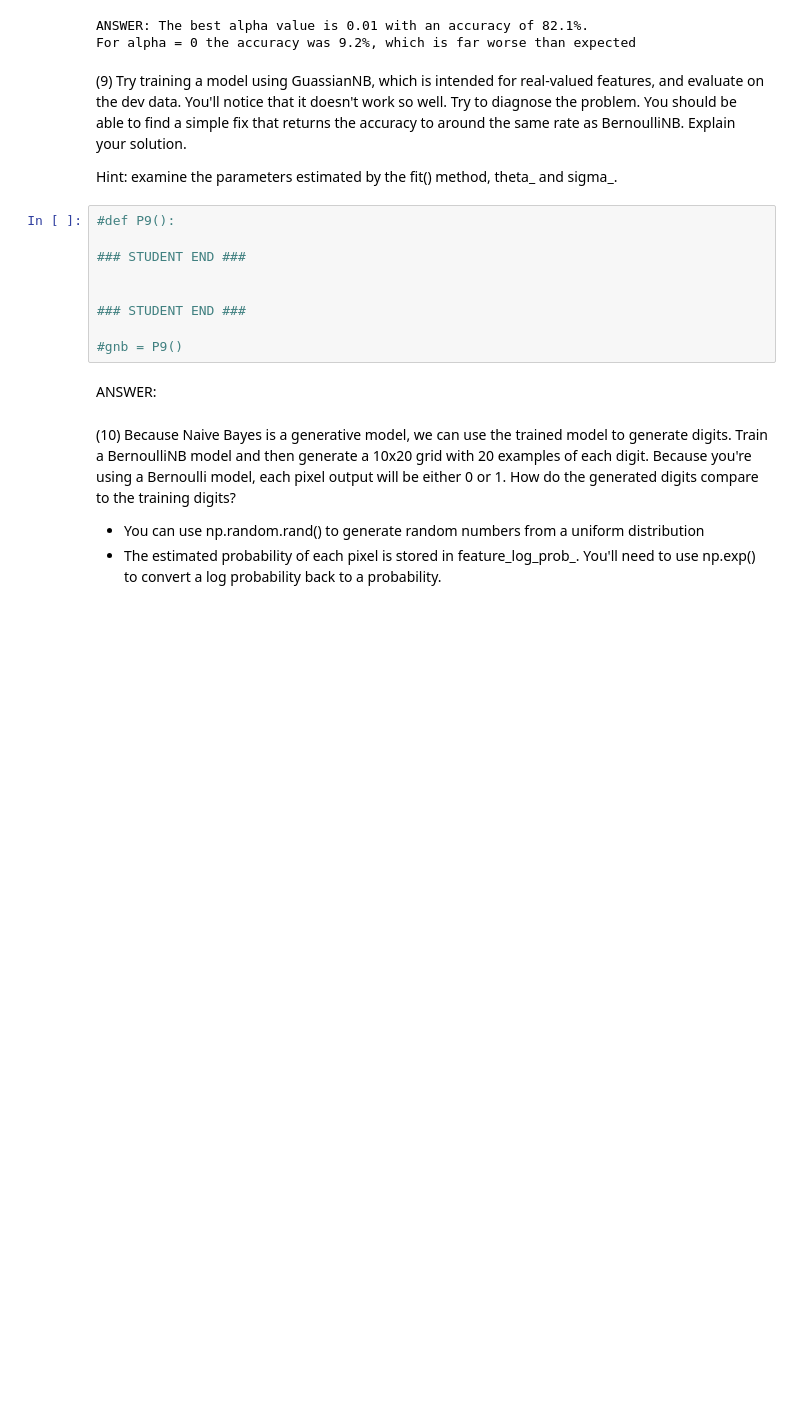
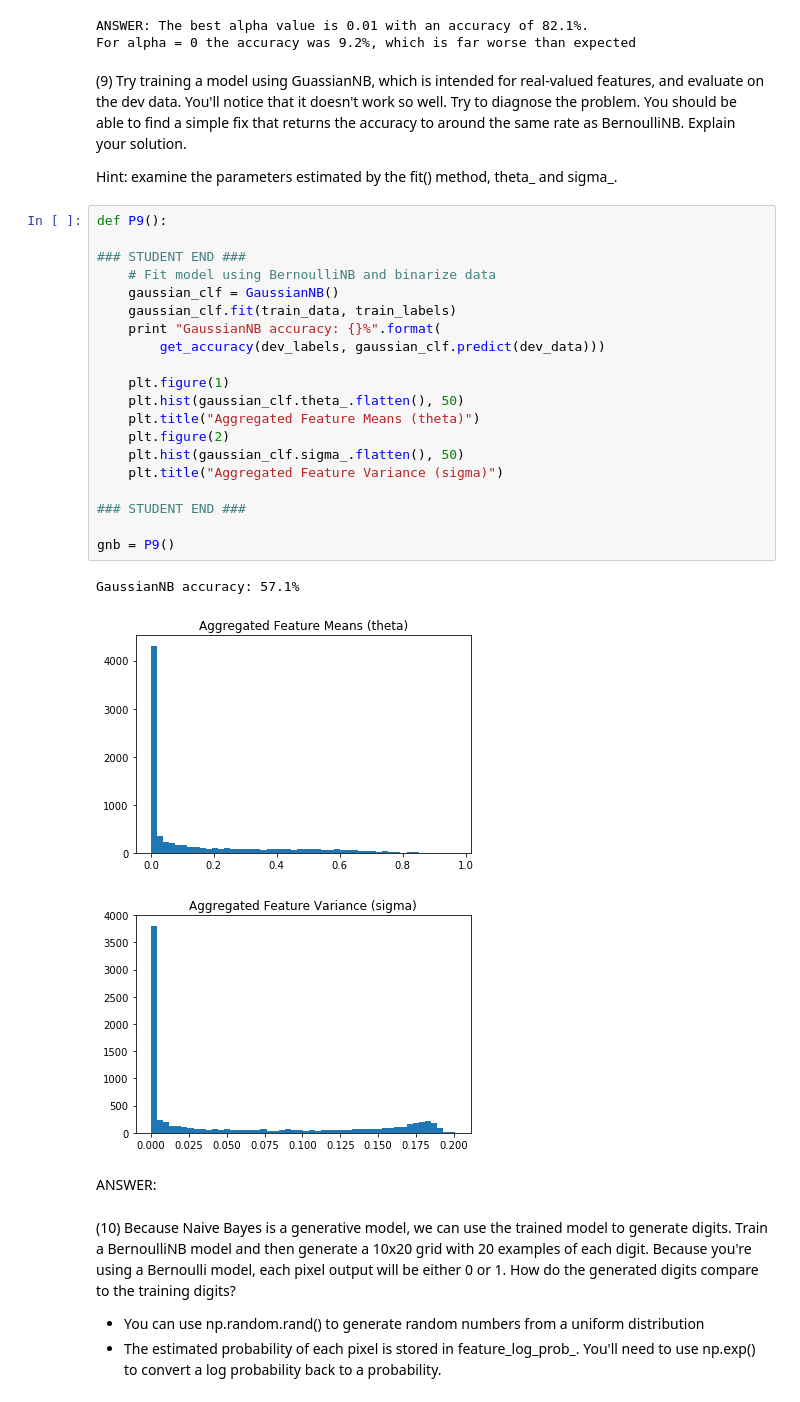
Before and after one commit to SombiriX/w207_git, a Jupyter notebook: project1/sombiri_enwemeka_p1.ipynb, the cells around one changed output. Cells and saved outputs as stored; diff of their text form; blank space fills up the shorter version.

Commit message:
Partial answer for P9
Need to make data better fit a gaussian normal ditribution

```diff
--- a/project1/sombiri_enwemeka_p1.ipynb
+++ b/project1/sombiri_enwemeka_p1.ipynb
@@ -583,15 +583,30 @@ For alpha = 0 the accuracy was 9.2%, which is far worse than expected
 (9) Try training a model using GuassianNB, which is intended for real-valued features, and evaluate on the dev data. You'll notice that it doesn't work so well. Try to diagnose the problem. You should be able to find a simple fix that returns the accuracy to around the same rate as BernoulliNB. Explain your solution.
 
 Hint: examine the parameters estimated by the fit() method, theta\_ and sigma\_.
-# %%
-#def P9():
-
-### STUDENT END ###
-
-
-### STUDENT END ###
-
-#gnb = P9()
+# %%
+def P9():
+
+### STUDENT END ###
+    # Fit model using BernoulliNB and binarize data
+    gaussian_clf = GaussianNB()
+    gaussian_clf.fit(train_data, train_labels)
+    print "GaussianNB accuracy: {}%".format(
+        get_accuracy(dev_labels, gaussian_clf.predict(dev_data)))
+
+    plt.figure(1)
+    plt.hist(gaussian_clf.theta_.flatten(), 50)
+    plt.title("Aggregated Feature Means (theta)")
+    plt.figure(2)
+    plt.hist(gaussian_clf.sigma_.flatten(), 50)
+    plt.title("Aggregated Feature Variance (sigma)")
+
+### STUDENT END ###
+
+gnb = P9()
+# %% [output]
+GaussianNB accuracy: 57.1%
+[figure, added]
+[figure, added]
 # %% [markdown]
 ANSWER:
 # %% [markdown]
```
Also changed, not shown: parts of 1 cell of this notebook.
